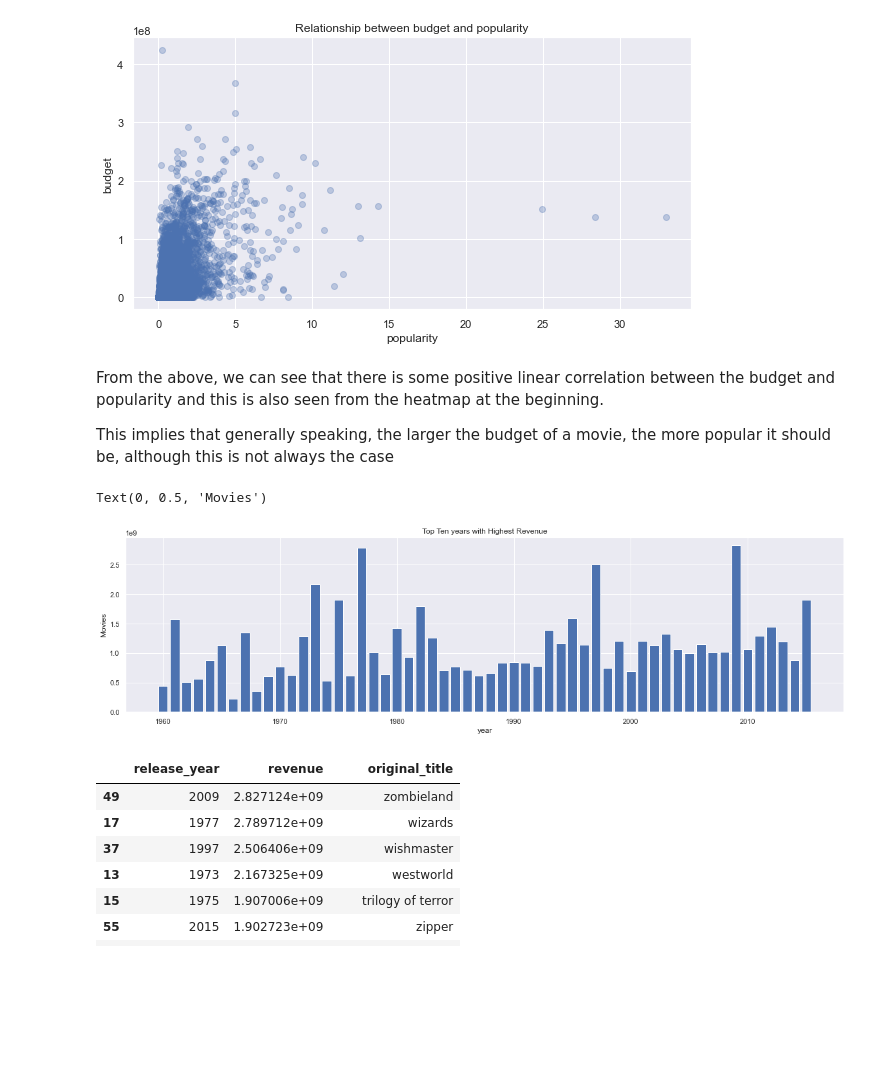
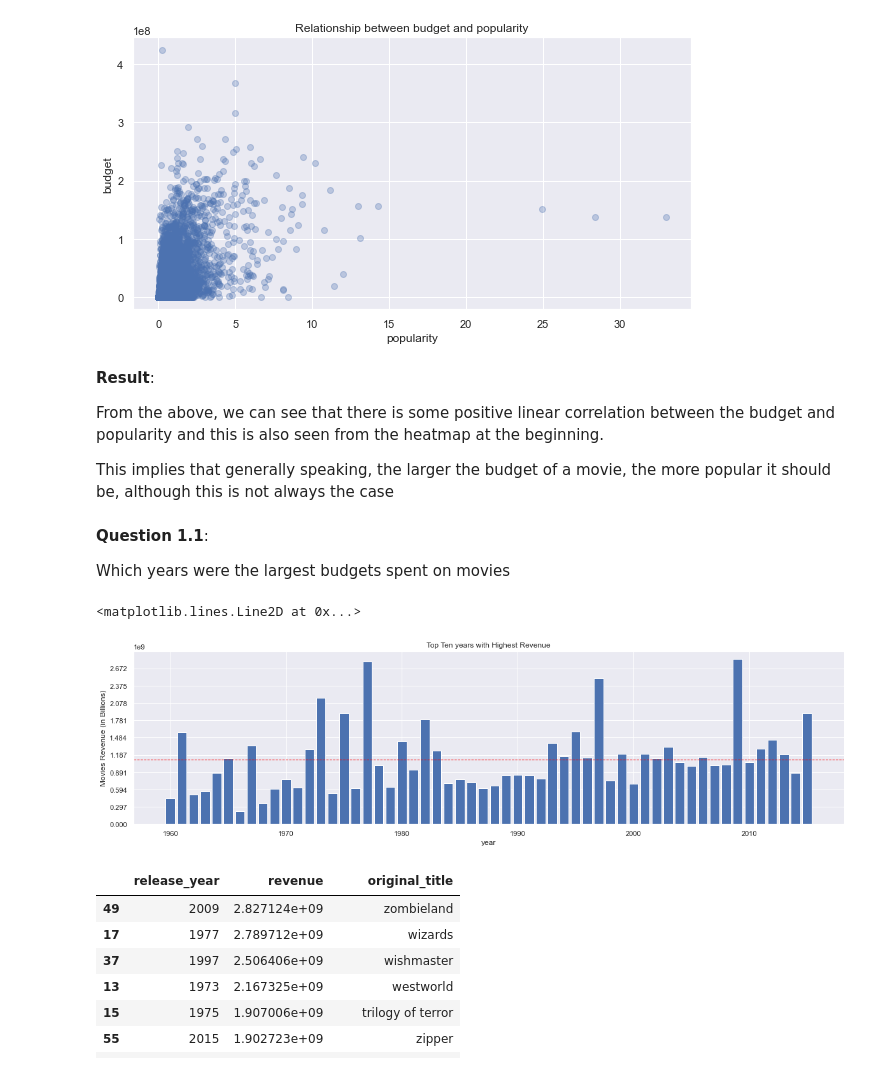
Before and after one commit to DO1795/tmdb_movies_analysis, a Jupyter notebook: Investigating_a_dataset.ipynb, the cells around one changed output. Drawn from its saved outputs; the diff is of its cells as text; code cells hidden in the pictures; blank space fills up the shorter version.

```diff
--- a/Investigating_a_dataset.ipynb
+++ b/Investigating_a_dataset.ipynb
@@ -684,9 +764,15 @@ plt.title('Relationship between budget and popularity');
 # %% [output]
 [figure]
 # %% [markdown]
+**Result**:
+
 From the above, we can see that there is some positive linear correlation between the budget and popularity and this is also seen from the heatmap at the beginning.<br>
 
 This implies that generally speaking, the larger the budget of a movie, the more popular it should be, although this is not always the case
+# %% [markdown]
+**Question 1.1**:
+
+Which years were the largest budgets spent on movies
 # %%
 #1.1 Movies that had highest revenue for each year and what year was the most revenue made on movies
 
@@ -694,13 +780,19 @@ highest_revenue_movies_df = df.groupby('release_year', as_index=False)[['revenue
 # %%
 plt.figure(figsize = (20,5))
 
 plt.bar(highest_revenue_movies_df['release_year'], highest_revenue_movies_df['revenue'])
 plt.title("Top Ten years with Highest Revenue")
 plt.xlabel('year')
-plt.ylabel('Movies')
+plt.ylabel('Movies Revenue (in Billions)')
+
+min_ylim, max_ylim = plt.ylim()
+y_vals = plt.yticks(np.arange(min_ylim, max_ylim, max_ylim/10.0))
+
+plt.axhline(highest_revenue_movies_df["revenue"].mean(), color = "red", linewidth = 1, linestyle = "dashed")
+plt.text(5, 100000000, "average\nspend")
 # %% [output]
-Text(0, 0.5, 'Movies')
+<matplotlib.lines.Line2D at 0x...>
-[figure, old version]
+[figure, new version]
 # %%
 #Plotting the years with the top ten highest revenue
 
```
Also changed, not shown: parts of 61 cells of this notebook.
